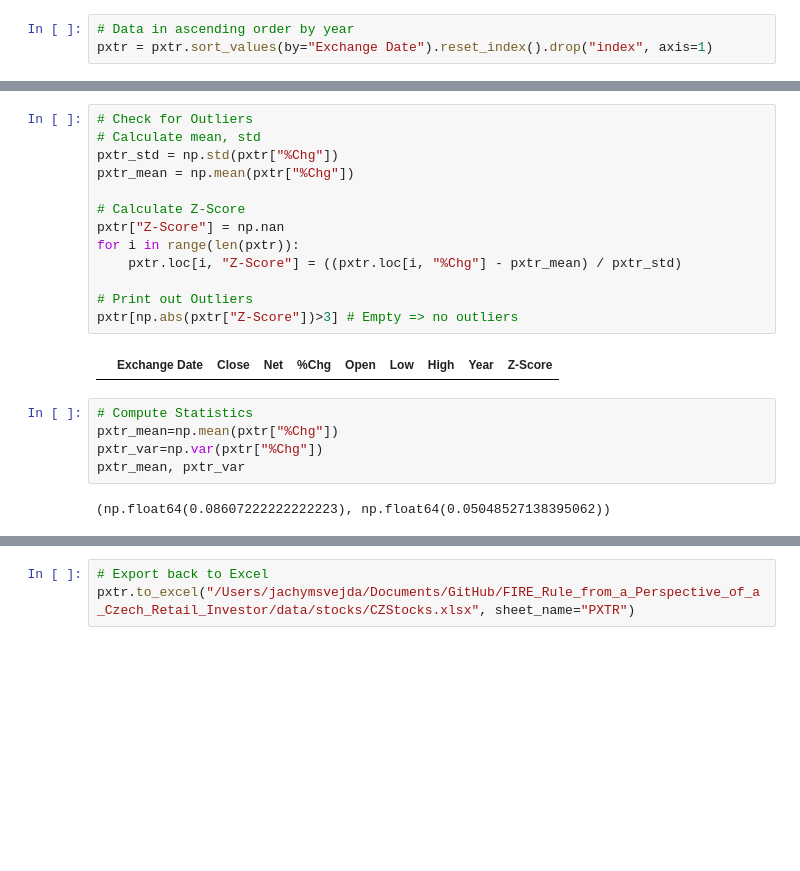
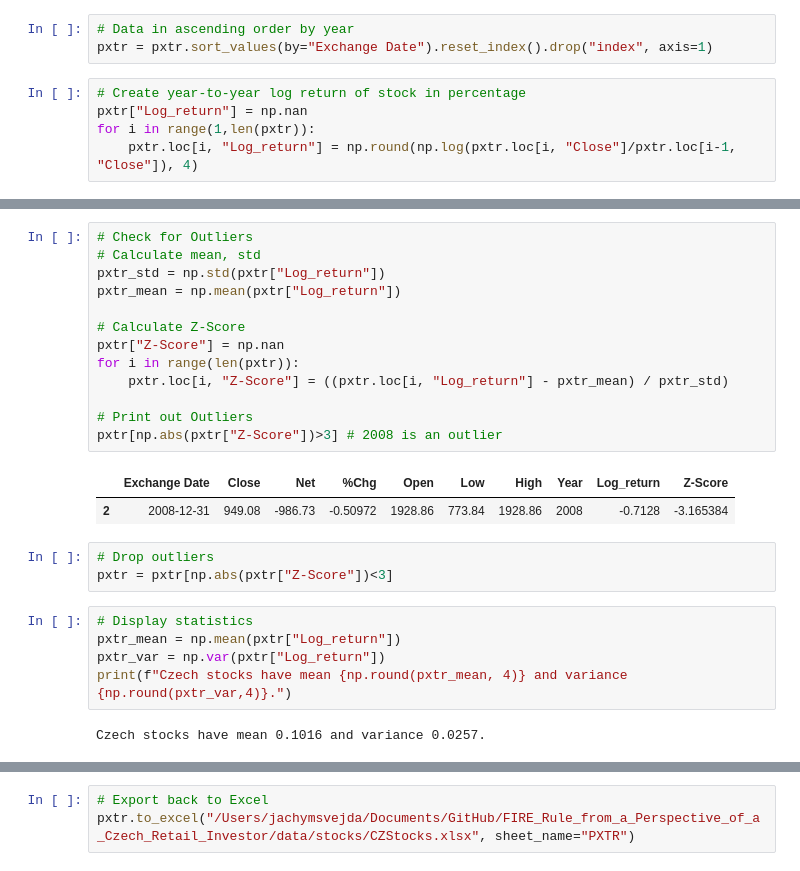
Before and after one commit to JachymS/FIRE_Rule_from_a_Perspective_of_a_Czech_Retail_Investor, a Jupyter notebook: processing/Stocks.ipynb, the cells around one changed output, grey strips where cells are left out. Cells and saved outputs as stored; diff of their text form; blank space fills up the shorter version.

```diff
--- a/processing/Stocks.ipynb
+++ b/processing/Stocks.ipynb
@@ -44,3 +44,8 @@ pxtr.drop("index", axis=1, inplace=True)
 # %%
 # Data in ascending order by year
 pxtr = pxtr.sort_values(by="Exchange Date").reset_index().drop("index", axis=1)
+# %%
+# Create year-to-year log return of stock in percentage
+pxtr["Log_return"] = np.nan
+for i in range(1,len(pxtr)):
+    pxtr.loc[i, "Log_return"] = np.round(np.log(pxtr.loc[i, "Close"]/pxtr.loc[i-1, "Close"]), 4)
@@ -47,22 +62,26 @@ pxtr = pxtr.sort_values(by="Exchange Date").reset_index().drop("index", axis=1)
 # %%
 # Check for Outliers
 # Calculate mean, std
-pxtr_std = np.std(pxtr["%Chg"])
-pxtr_mean = np.mean(pxtr["%Chg"])
+pxtr_std = np.std(pxtr["Log_return"])
+pxtr_mean = np.mean(pxtr["Log_return"])
 
 # Calculate Z-Score
 pxtr["Z-Score"] = np.nan
 for i in range(len(pxtr)):
-    pxtr.loc[i, "Z-Score"] = ((pxtr.loc[i, "%Chg"] - pxtr_mean) / pxtr_std)
+    pxtr.loc[i, "Z-Score"] = ((pxtr.loc[i, "Log_return"] - pxtr_mean) / pxtr_std)
 
 # Print out Outliers
-pxtr[np.abs(pxtr["Z-Score"])>3] # Empty => no outliers
+pxtr[np.abs(pxtr["Z-Score"])>3] # 2008 is an outlier
 # %% [output]
-|  | Exchange Date | Close | Net | %Chg | Open | Low | High | Year | Z-Score |
+|  | Exchange Date | Close | Net | %Chg | Open | Low | High | Year | Log_return | Z-Score |
+| 2 | 2008-12-31 | 949.08 | -986.73 | -0.50972 | 1928.86 | 773.84 | 1928.86 | 2008 | -0.7128 | -3.165384 |
+# %%
+# Drop outliers
+pxtr = pxtr[np.abs(pxtr["Z-Score"])<3]
 # %%
-# Compute Statistics
-pxtr_mean=np.mean(pxtr["%Chg"])
-pxtr_var=np.var(pxtr["%Chg"])
-pxtr_mean, pxtr_var
+# Display statistics
+pxtr_mean = np.mean(pxtr["Log_return"])
+pxtr_var = np.var(pxtr["Log_return"])
+print(f"Czech stocks have mean {np.round(pxtr_mean, 4)} and variance {np.round(pxtr_var,4)}.")
 # %% [output]
-(np.float64(0.08607222222222223), np.float64(0.05048527138395062))
+Czech stocks have mean 0.1016 and variance 0.0257.
```
Also changed, not shown: parts of 32 cells of this notebook, 36 other files.
